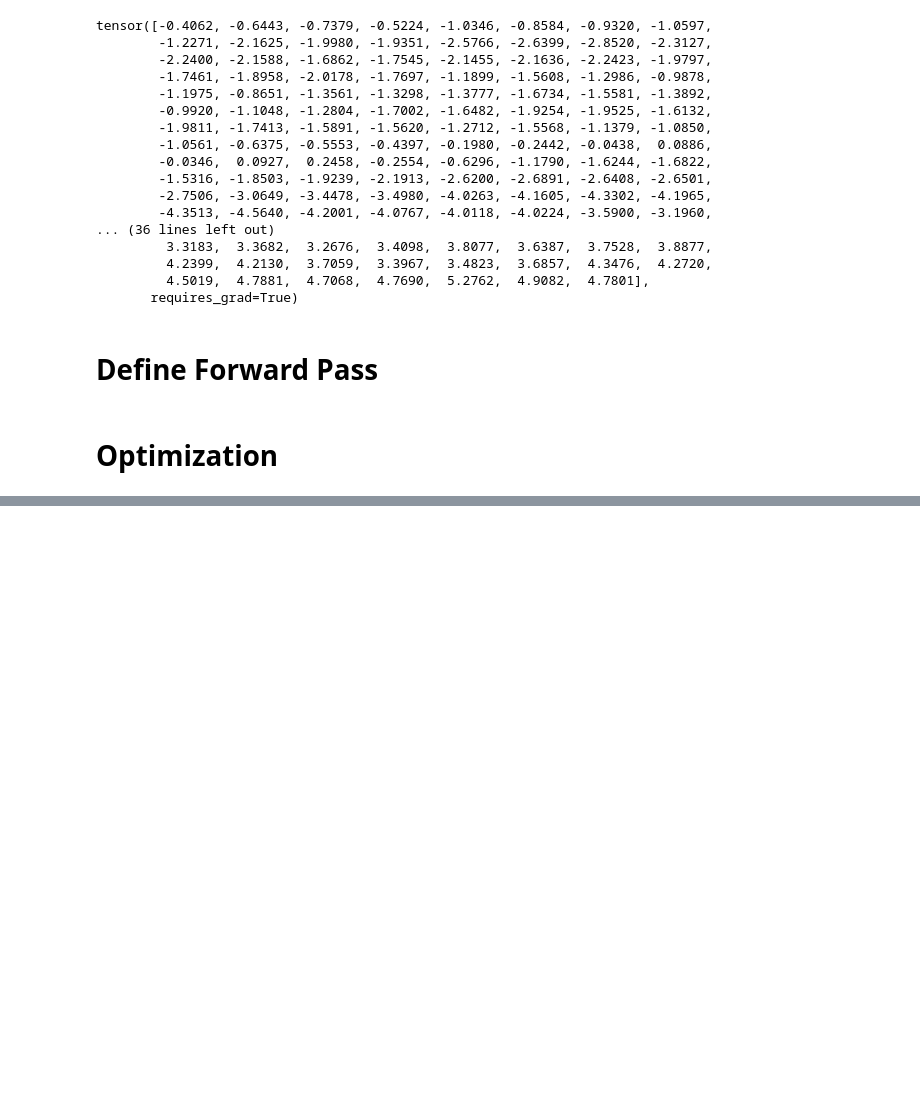
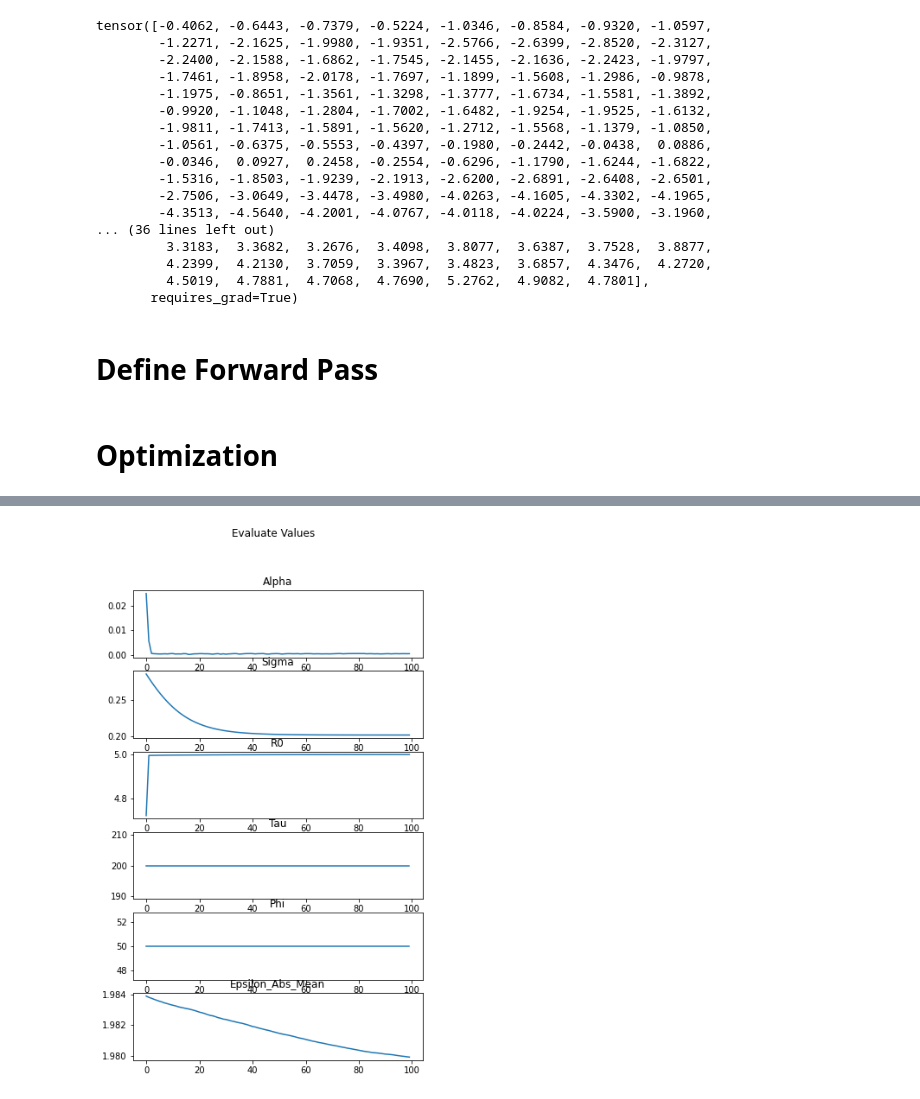
Before and after one commit to tsuehr/covid-prediction-tu, a Jupyter notebook: NLL.ipynb, the cells around one changed output, grey strips where cells are left out. Cells and saved outputs as stored; diff of their text form; code cells hidden in the pictures; blank space fills up the shorter version.

```diff
--- a/NLL.ipynb
+++ b/NLL.ipynb
@@ -24,7 +49,8 @@ data = pd.read_csv('data/covid19model.csv')
 # %%
 cero = torch.tensor(0., requires_grad=False, device=device, dtype=dtype)
 num_impute = 6
-observed_daily_hospit = torch.tensor(data.hospit, requires_grad=False, device=device, dtype=dtype)
+observed_daily_hospit = torch.tensor(toy_data['0'].round(), requires_grad=False, device=device, dtype=dtype)
+#observed_daily_hospit = torch.tensor(data.hospit, requires_grad=False, device=device, dtype=dtype)
 pi = torch.tensor(data.delay_distr, requires_grad=False, device=device, dtype=dtype)
 serial_interval = torch.tensor(data.serial_interval, requires_grad=False, device=device, dtype=dtype)
 population = torch.tensor(5793636, requires_grad=False, device=device, dtype=dtype)
@@ -320,0 +428,19 @@ This Run:  0.6601030826568604 seconds
+# %%
+fig, axs = plt.subplots(6)
+fig.suptitle(f'Evaluate Values')
+fig.set_figheight(10)
+axs[0].plot(alpha_vis)
+axs[0].title.set_text('Alpha')
+axs[1].plot(sigma_vis)
+axs[1].title.set_text('Sigma')
+axs[2].plot(R0_vis)
+axs[2].title.set_text('R0')
+axs[3].plot(tau_vis)
+axs[3].title.set_text('Tau')
+axs[4].plot(phi_vis)
+axs[4].title.set_text('Phi')
+axs[5].plot(epsilon_mean_vis)
+axs[5].title.set_text('Epsilon_Abs_Mean')
+plt.show()
+# %% [output]
+[figure, added]
```
Also changed, not shown: parts of 13 cells of this notebook, 6 other files.
